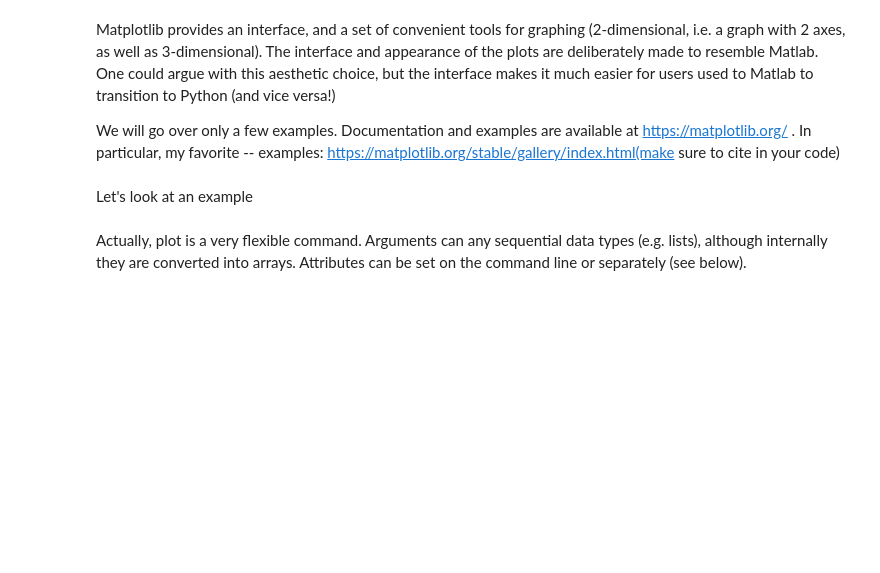
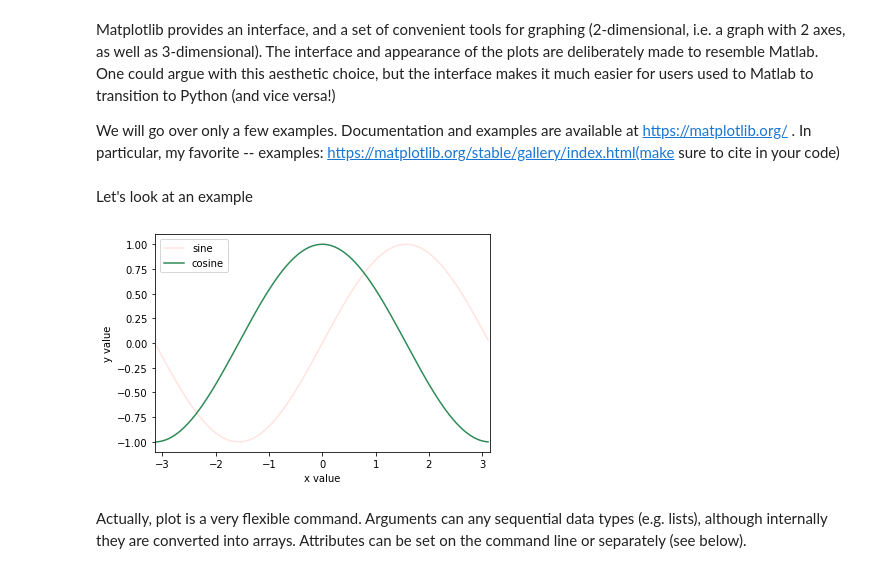
Before and after one commit to ds-connectors/Physics-88-Fa21, a Jupyter notebook: Week04/Lecture03.ipynb, the cells around one changed output. Saved outputs shown, nothing was run; the diff lists cells and outputs as text; code cells hidden in the pictures; blank space fills up the shorter version.

```diff
--- a/Week04/Lecture03.ipynb
+++ b/Week04/Lecture03.ipynb
@@ -197,18 +199,20 @@ Let's look at an example
 # %%
 from pylab import * # import all functions from numpy and matplotlib. Beware ! Overloads functions like sqrt, sin
 
 # make plots inline (so that the plots appear). This is the default for datahub, but useful to keep for compatibility
 %matplotlib inline
 
 x = arange(-pi, pi, pi/100)   # create an array of x values
-plot(x, sin(x), 'b:', label='sine' )   # plot sin(x) in a blue, dotted line
-plot(x, cos(x), 'g--', label='cosine' ) # plot cos(x) in a green, dashed line
+plot(x, sin(x), color = 'mistyrose', marker='D', label='sine' )   # plot sin(x) in a blue, dotted line
+plot(x, cos(x), 'seagreen', label='cosine' ) # plot cos(x) in a green, dashed line
 xlabel('x value' )
 ylabel('y value' )
 xlim(-pi, pi)
 #ylim(-10, 10)
 legend(loc='best')
 show()
+# %% [output]
+[figure, added]
 # %% [markdown]
 Actually, plot is a very flexible command. Arguments can any sequential data types (e.g. lists), although internally they are converted into arrays. Attributes can be set on the command line or separately (see below).
 # %%
```
Also changed, not shown: parts of 16 cells of this notebook, 17 other files.
